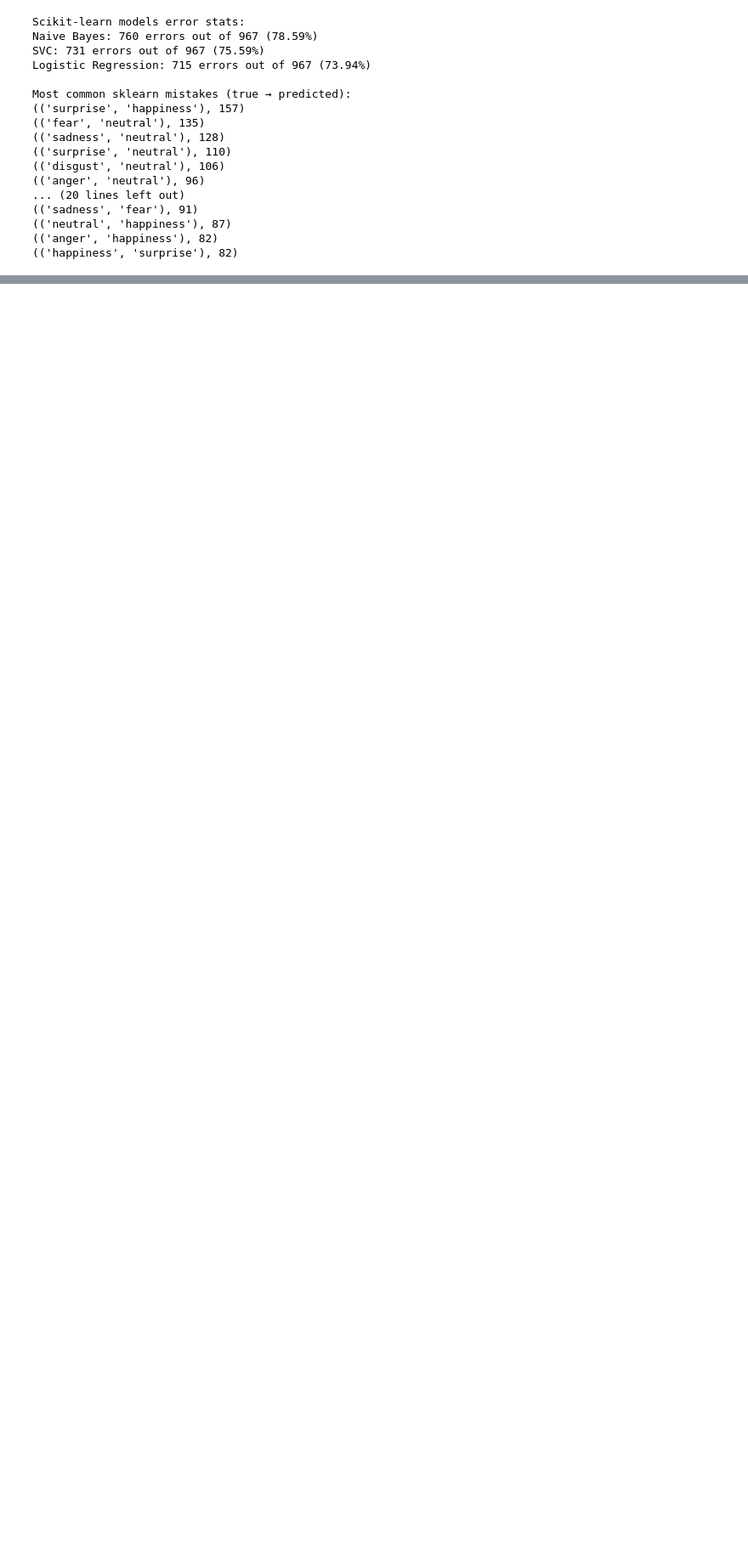
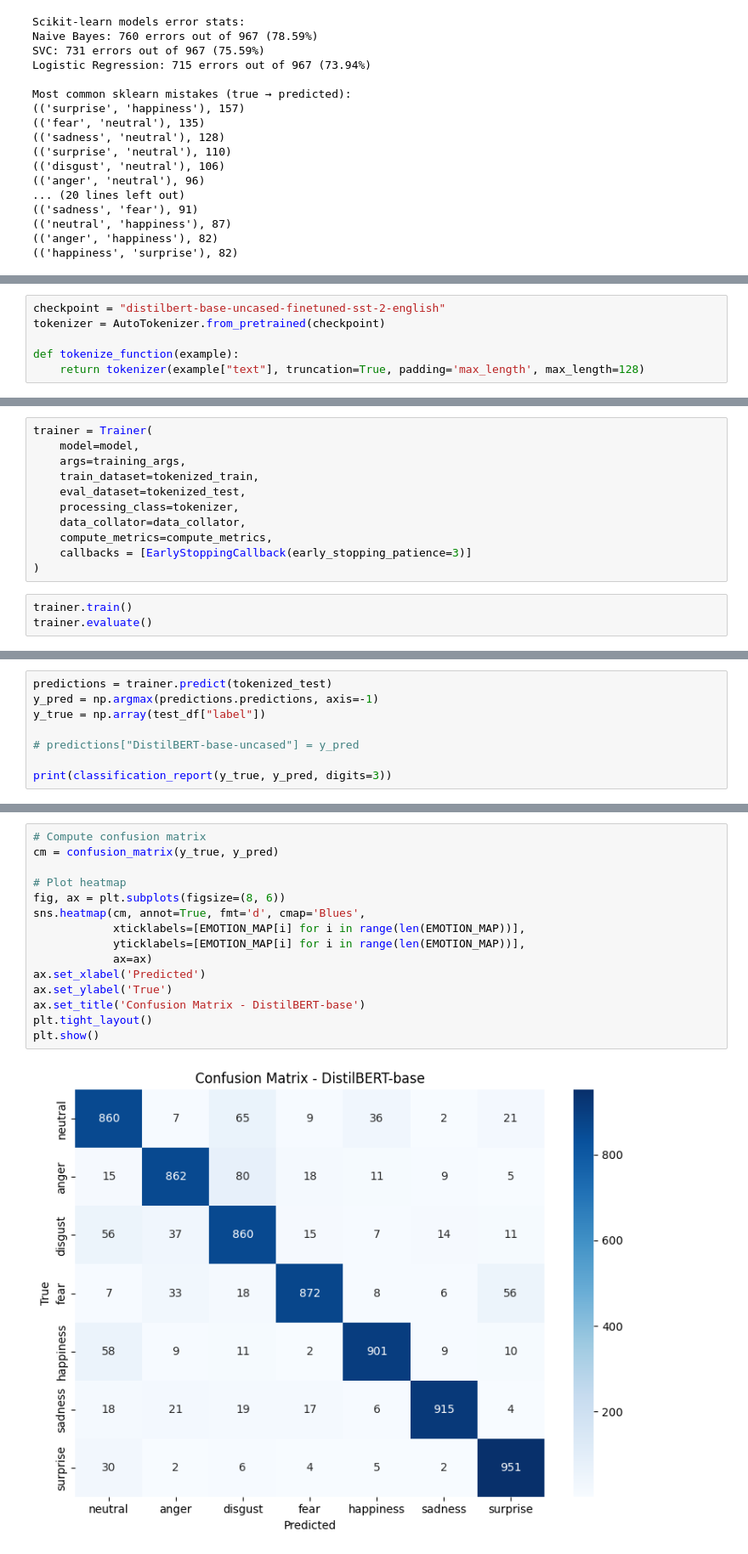
Before and after one commit to dafaqboomduck/nlp-project, a Jupyter notebook: Notebooks/Model-Iterations.ipynb, the cells around one changed output, grey strips where cells are left out. Shown at 85% size. Drawn from its saved outputs; the diff is of its cells as text; blank space fills up the shorter version.

Commit message:
Add transformer models to the notebook

```diff
--- a/Notebooks/Model-Iterations.ipynb
+++ b/Notebooks/Model-Iterations.ipynb
@@ -1172,0 +1218,6 @@ Most common sklearn mistakes (true → predicted):
+# %%
+checkpoint = "distilbert-base-uncased-finetuned-sst-2-english"
+tokenizer = AutoTokenizer.from_pretrained(checkpoint)
+
+def tokenize_function(example):
+    return tokenizer(example["text"], truncation=True, padding='max_length', max_length=128)
@@ -1172,0 +1276,14 @@ Most common sklearn mistakes (true → predicted):
+# %%
+trainer = Trainer(
+    model=model,
+    args=training_args,
+    train_dataset=tokenized_train,
+    eval_dataset=tokenized_test,
+    processing_class=tokenizer,
+    data_collator=data_collator,
+    compute_metrics=compute_metrics,
+    callbacks = [EarlyStoppingCallback(early_stopping_patience=3)]
+)
+# %%
+trainer.train()
+trainer.evaluate()
@@ -1172,0 +1308,8 @@ Most common sklearn mistakes (true → predicted):
+# %%
+predictions = trainer.predict(tokenized_test)
+y_pred = np.argmax(predictions.predictions, axis=-1)
+y_true = np.array(test_df["label"])
+
+# predictions["DistilBERT-base-uncased"] = y_pred
+
+print(classification_report(y_true, y_pred, digits=3))
@@ -1172,0 +1330,17 @@ Most common sklearn mistakes (true → predicted):
+# %%
+# Compute confusion matrix
+cm = confusion_matrix(y_true, y_pred)
+
+# Plot heatmap
+fig, ax = plt.subplots(figsize=(8, 6))
+sns.heatmap(cm, annot=True, fmt='d', cmap='Blues',
+            xticklabels=[EMOTION_MAP[i] for i in range(len(EMOTION_MAP))],
+            yticklabels=[EMOTION_MAP[i] for i in range(len(EMOTION_MAP))],
+            ax=ax)
+ax.set_xlabel('Predicted')
+ax.set_ylabel('True')
+ax.set_title('Confusion Matrix - DistilBERT-base')
+plt.tight_layout()
+plt.show()
+# %% [output]
+[figure, added]
```
Also changed, not shown: parts of 23 cells of this notebook.
